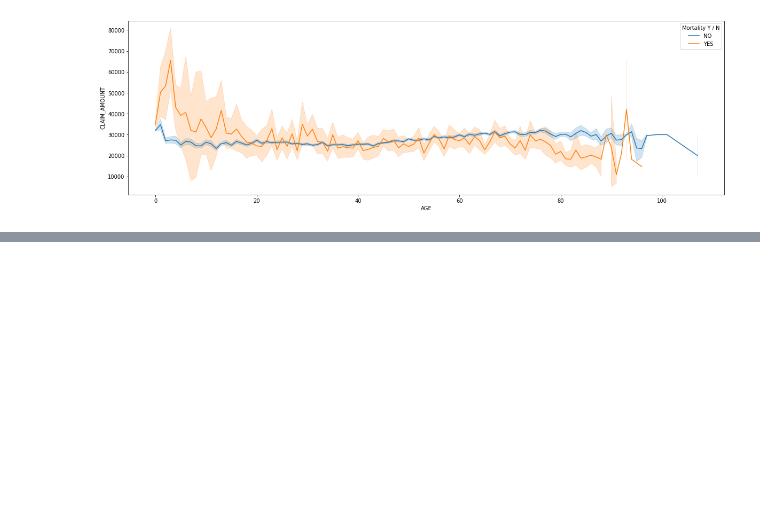
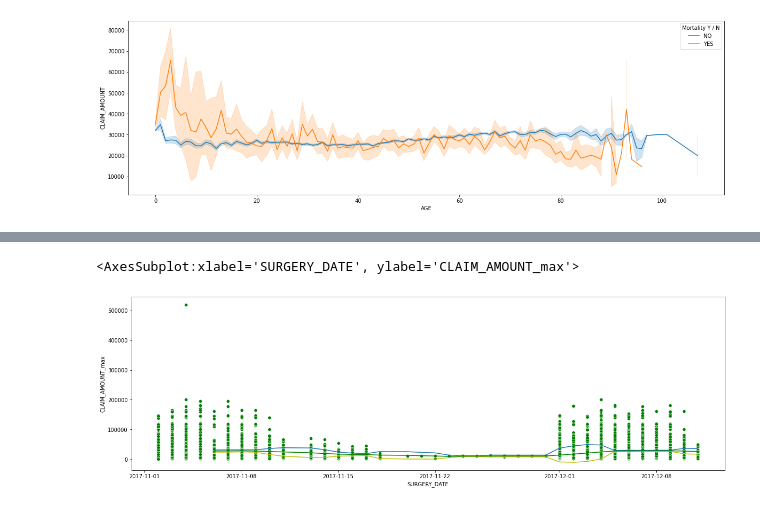
Before and after one commit to matog/Curso_EDA_Python_HealthData, a Jupyter notebook: notebook4031fa4176.ipynb, the cells around one changed output, grey strips where cells are left out. Saved outputs shown, nothing was run; the diff lists cells and outputs as text; code cells hidden in the pictures; blank space fills up the shorter version.

```diff
--- a/notebook4031fa4176.ipynb
+++ b/notebook4031fa4176.ipynb
@@ -635,0 +621,34 @@ plt.xticks(rotation=45); # el ; oculta el texto previo al gráfico. El mismo res
+# %%
+# Hacer groupby fecha_amount_claim y sacar el promedio, y ahi hacer el filtro
+graph = data_graph.groupby(['SURGERY_DATE']).agg({'CLAIM_AMOUNT': 'mean'}).reset_index()
+
+graph.sort_values(by='SURGERY_DATE', ascending=False)
+graph['CLAIM_AMOUNT_min'] = graph['CLAIM_AMOUNT'].rolling(5).mean() - 3*graph['CLAIM_AMOUNT'].rolling(5).std()
+graph['CLAIM_AMOUNT_max'] = graph['CLAIM_AMOUNT'].rolling(5).mean() + 3*graph['CLAIM_AMOUNT'].rolling(5).std()
+graph['CLAIM_AMOUNT_RM'] = graph['CLAIM_AMOUNT'].rolling(5).mean()
+
+fig, ax = plt.subplots(figsize=(20, 6))
+
+sns.lineplot(x='SURGERY_DATE',
+             y='CLAIM_AMOUNT_max',
+             data=graph,
+             ci=False)
+
+sns.lineplot(x='SURGERY_DATE',
+             y='CLAIM_AMOUNT_min',
+             data=graph,
+             color='y',
+             ci=False)
+
+sns.lineplot(x='SURGERY_DATE',
+             y='CLAIM_AMOUNT_RM',
+             data=graph,
+             color='g')
+
+sns.scatterplot(x='SURGERY_DATE',
+             y='CLAIM_AMOUNT',
+             data=data_graph,
+             color='g')
+# %% [output]
+<AxesSubplot:xlabel='SURGERY_DATE', ylabel='CLAIM_AMOUNT_max'>
+[figure, added]
```
Also changed, not shown: parts of 23 cells of this notebook.
